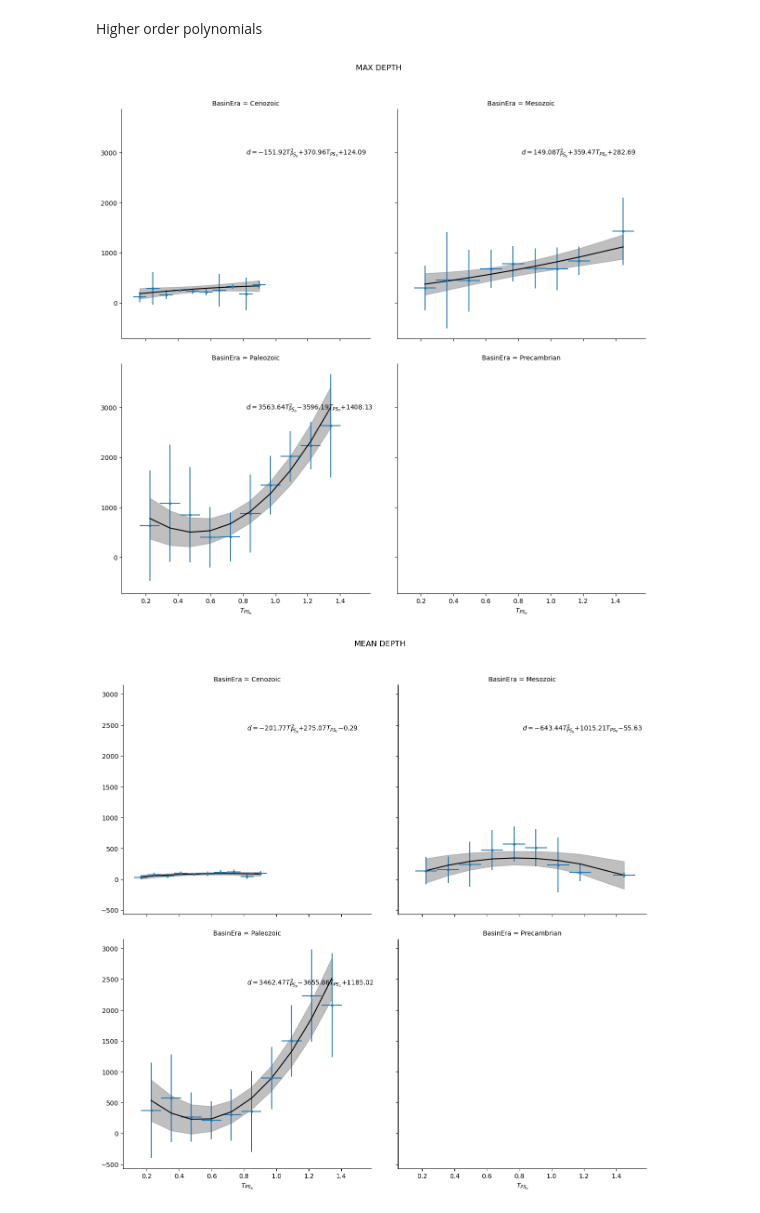
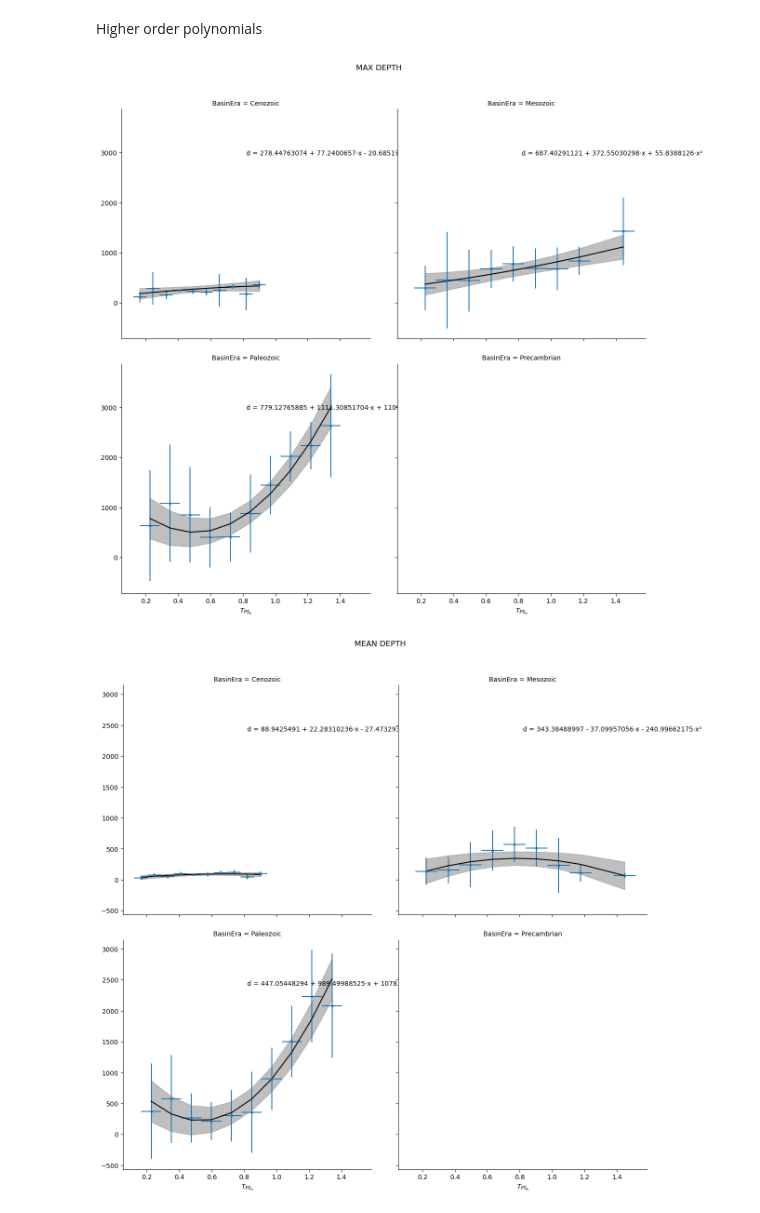
Before and after one commit to auggiemarignier/AusSedThick, a Jupyter notebook: aussedthickrf/04EmpiricalRelation.ipynb, the cells around one changed output. Saved outputs shown, nothing was run; the diff lists cells and outputs as text; code cells hidden in the pictures.

Commit message:
use numpy's polynomial API

```diff
--- a/aussedthickrf/04EmpiricalRelation.ipynb
+++ b/aussedthickrf/04EmpiricalRelation.ipynb
@@ -126,14 +111,14 @@ for ax, depth in zip(
     x_err = (bin_edges[1] - bin_edges[0]) / 2
     y = bin_vals
     y_err = bin_stds
-    popt, pcov = np.polyfit(x, y, deg=1, cov=True)
-    yfit = np.polyval(popt, x)
+    p = Polynomial.fit(x, y, deg=1)
+    yfit = p(x)
     ci = slope_ci(x, y, yfit)
     ax.errorbar(x, y, y_err, x_err, fmt=".")
     ax.plot(x, yfit, color="k")
     ax.fill_between(x, yfit+ci, yfit-ci, color="grey", alpha=0.5)
 
-    ax.text(0.5, 0.8, transform=ax.transAxes, s=poly_str(popt))
+    ax.text(0.5, 0.8, transform=ax.transAxes, s=f"d = {str(p)}")
 
 axs[0, 0].set_ylabel("Depth (m)")
 axs[1, 0].set_ylabel("Depth (m)")
@@ -195,13 +180,13 @@ for depth in depth_estimates.loc[:, depth_estimates.columns != "geometry"].colum
         x = _stations.delays
         y = _stations[depth]
         idx = np.isfinite(x) & np.isfinite(y)
-        popt, pcov = np.polyfit(x.loc[idx], y.loc[idx], deg=1, cov=True)
-        yfit = np.polyval(popt, x.loc[idx])
+        p = Polynomial.fit(x.loc[idx], y.loc[idx], deg=1)
+        yfit = p(x.loc[idx])
         ci = slope_ci(x.loc[idx], y.loc[idx], yfit)
         g.axes_dict[era].plot(x.loc[idx], yfit, color="k")
         g.axes_dict[era].fill_between(x.loc[idx], yfit+ci, yfit-ci, color="grey", alpha=0.5)
 
-        g.axes_dict[era].text(0.5, 0.8, transform=g.axes_dict[era].transAxes, s=poly_str(popt))
+        g.axes_dict[era].text(0.5, 0.8, transform=g.axes_dict[era].transAxes, s=f"d = {str(p)}")
 
     g.axes[2].set_xlabel("$T_{PS_{b}}$")
     g.axes[3].set_xlabel("$T_{PS_{b}}$")
@@ -245,14 +230,14 @@ for depth in depth_estimates.loc[:, depth_estimates.columns != "geometry"].colum
         x_err = (bin_edges[1] - bin_edges[0]) / 2
         y = bin_vals
         y_err = bin_stds
-        popt, pcov = np.polyfit(x, y, deg=1, cov=True)
-        yfit = np.polyval(popt, x)
+        p = Polynomial.fit(x, y, deg=1)
+        yfit = p(x)
         ci = slope_ci(x, y, yfit)
         g.axes_dict[era].errorbar(x, y, y_err, x_err, fmt=".")
         g.axes_dict[era].plot(x, yfit, color="k")
         g.axes_dict[era].fill_between(x, yfit+ci, yfit-ci, color="grey", alpha=0.5)
 
-        g.axes_dict[era].text(0.5, 0.8, transform=g.axes_dict[era].transAxes, s=poly_str(popt))
+        g.axes_dict[era].text(0.5, 0.8, transform=g.axes_dict[era].transAxes, s=f"d = {str(p)}")
 
     g.axes[2].set_xlabel("$T_{PS_{b}}$")
     g.axes[3].set_xlabel("$T_{PS_{b}}$")
@@ -297,14 +282,14 @@ for depth in depth_estimates.loc[:, depth_estimates.columns != "geometry"].colum
         y = bin_vals
         y_err = bin_stds
         y_err[y_err == 0] = y_err.max()
-        popt, pcov = np.polyfit(x, y, w=(1 / y_err) / np.nansum(1 / y_err), deg=1, cov=True)
-        yfit = np.polyval(popt, x)
+        p = Polynomial.fit(x, y, w=(1 / y_err) / np.nansum(1 / y_err), deg=1)
+        yfit = p(x)
         ci = slope_ci(x, y, yfit)
         g.axes_dict[era].errorbar(x, y, y_err, x_err, fmt=".")
         g.axes_dict[era].plot(x, yfit, color="k")
         g.axes_dict[era].fill_between(x, yfit+ci, yfit-ci, color="grey", alpha=0.5)
 
-        g.axes_dict[era].text(0.5, 0.8, transform=g.axes_dict[era].transAxes, s=poly_str(popt))
+        g.axes_dict[era].text(0.5, 0.8, transform=g.axes_dict[era].transAxes, s=f"d = {str(p)}")
 
     g.axes[2].set_xlabel("$T_{PS_{b}}$")
     g.axes[3].set_xlabel("$T_{PS_{b}}$")
@@ -337,36 +322,36 @@ for depth in depth_estimates.loc[:, depth_estimates.columns != "geometry"].colum
         bin_stds, _, _ = stats.binned_statistic(x, y, statistic="std")
 
         # empty bins return NaN so drop these
         idx = ~np.isfinite(bin_vals)
         bin_vals = np.delete(bin_vals, idx)
         bin_stds = np.delete(bin_stds, idx)
 
         x = bin_edges[1:] + (bin_edges[1:] - bin_edges[:-1]) / 2  # bin midpoints
         x = np.delete(x, idx)
         x_err = (bin_edges[1] - bin_edges[0]) / 2
         y = bin_vals
         y_err = bin_stds
         y_err[y_err == 0] = y_err.max()
-        popt, pcov = np.polyfit(
-            x, y, w=(1 / y_err) / np.nansum(1 / y_err), deg=2, cov=True
+        p = Polynomial.fit(
+            x, y, w=(1 / y_err) / np.nansum(1 / y_err), deg=2
         )
-        yfit = np.polyval(popt, x)
+        yfit = p(x)
         ci = slope_ci(x, y, yfit)
         g.axes_dict[era].errorbar(x, y, y_err, x_err, fmt=".")
         g.axes_dict[era].plot(x, yfit, color="k")
         g.axes_dict[era].fill_between(x, yfit + ci, yfit - ci, color="grey", alpha=0.5)
 
         g.axes_dict[era].text(
             0.5,
             0.8,
             transform=g.axes_dict[era].transAxes,
-            s=poly_str(popt),
+            s=f"d = {str(p)}",
         )
 
     g.axes[2].set_xlabel("$T_{PS_{b}}$")
     g.axes[3].set_xlabel("$T_{PS_{b}}$")
     g.fig.subplots_adjust(top=0.9)
     g.fig.suptitle(depth.replace("_", " "))
 # %% [output]
-[figure, old version]
+[figure, new version]
-[figure, old version]
+[figure, new version]
```
Also changed, not shown: parts of 7 cells of this notebook.
